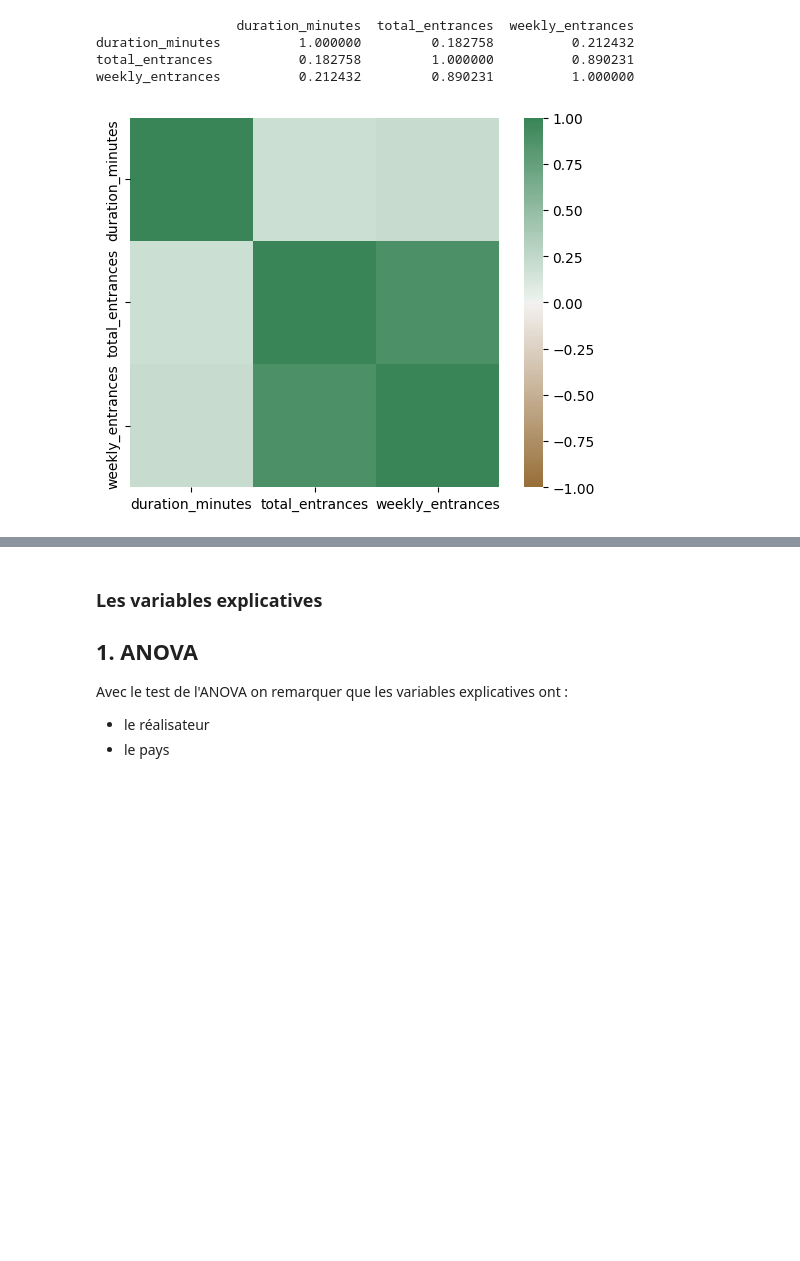
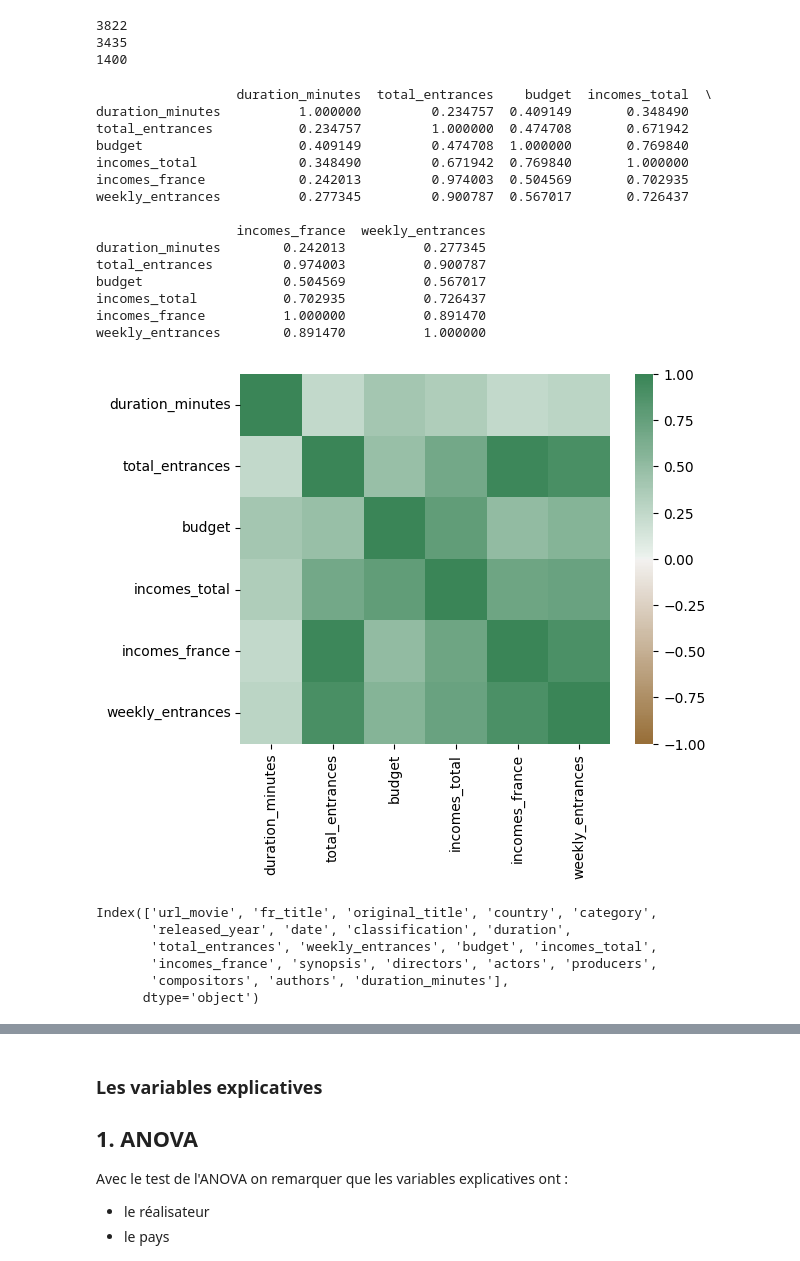
Before and after one commit to haceneZERROUK/MLrecap_scraping, a Jupyter notebook: jpbox_movies/eda.ipynb, the cells around one changed output, grey strips where cells are left out. Drawn from its saved outputs; the diff is of its cells as text; code cells hidden in the pictures; blank space fills up the shorter version.

```diff
--- a/jpbox_movies/eda.ipynb
+++ b/jpbox_movies/eda.ipynb
@@ -42,24 +80,52 @@ dtype: object
+# %%
+print(df['budget'].isna().sum())
+print(df['incomes_france'].isna().sum())
+print(df['incomes_total'].isna().sum())
+# %% [output]
+3822
+3435
+1400
 # %%
 # df pour la heatmap
 df_pearson = df.copy()
-df_pearson = df.dropna()[['duration_minutes', 'total_entrances', 'weekly_entrances']]
+df_pearson = df.dropna()[['duration_minutes', 'total_entrances','budget','incomes_total','incomes_france', 'weekly_entrances']]
 corr_df_pearon = df_pearson.corr()
 print (corr_df_pearon)
 
 axis_corr = sns.heatmap(
 corr_df_pearon,
 vmin=-1, vmax=1, center=0,
 cmap=sns.diverging_palette(50, 500, n=500),
 square=True
 )
 
 plt.show()
 # %% [output]
-                  duration_minutes  total_entrances  weekly_entrances
-duration_minutes          1.000000         0.182758          0.212432
-total_entrances           0.182758         1.000000          0.890231
-weekly_entrances          0.212432         0.890231          1.000000
+                  duration_minutes  total_entrances    budget  incomes_total  \
+duration_minutes          1.000000         0.234757  0.409149       0.348490
+total_entrances           0.234757         1.000000  0.474708       0.671942
+budget                    0.409149         0.474708  1.000000       0.769840
+incomes_total             0.348490         0.671942  0.769840       1.000000
+incomes_france            0.242013         0.974003  0.504569       0.702935
+weekly_entrances          0.277345         0.900787  0.567017       0.726437
+
+                  incomes_france  weekly_entrances
+duration_minutes        0.242013          0.277345
+total_entrances         0.974003          0.900787
+budget                  0.504569          0.567017
+incomes_total           0.702935          0.726437
+incomes_france          1.000000          0.891470
+weekly_entrances        0.891470          1.000000
-[figure, old version]
+[figure, new version]
+# %%
+df.columns
+# %% [output]
+Index(['url_movie', 'fr_title', 'original_title', 'country', 'category',
+       'released_year', 'date', 'classification', 'duration',
+       'total_entrances', 'weekly_entrances', 'budget', 'incomes_total',
+       'incomes_france', 'synopsis', 'directors', 'actors', 'producers',
+       'compositors', 'authors', 'duration_minutes'],
+      dtype='object')
 # %%
 
 # Exemple de dataframe df_2_anova
```
Also changed, not shown: parts of 15 cells of this notebook, 11 other files.
